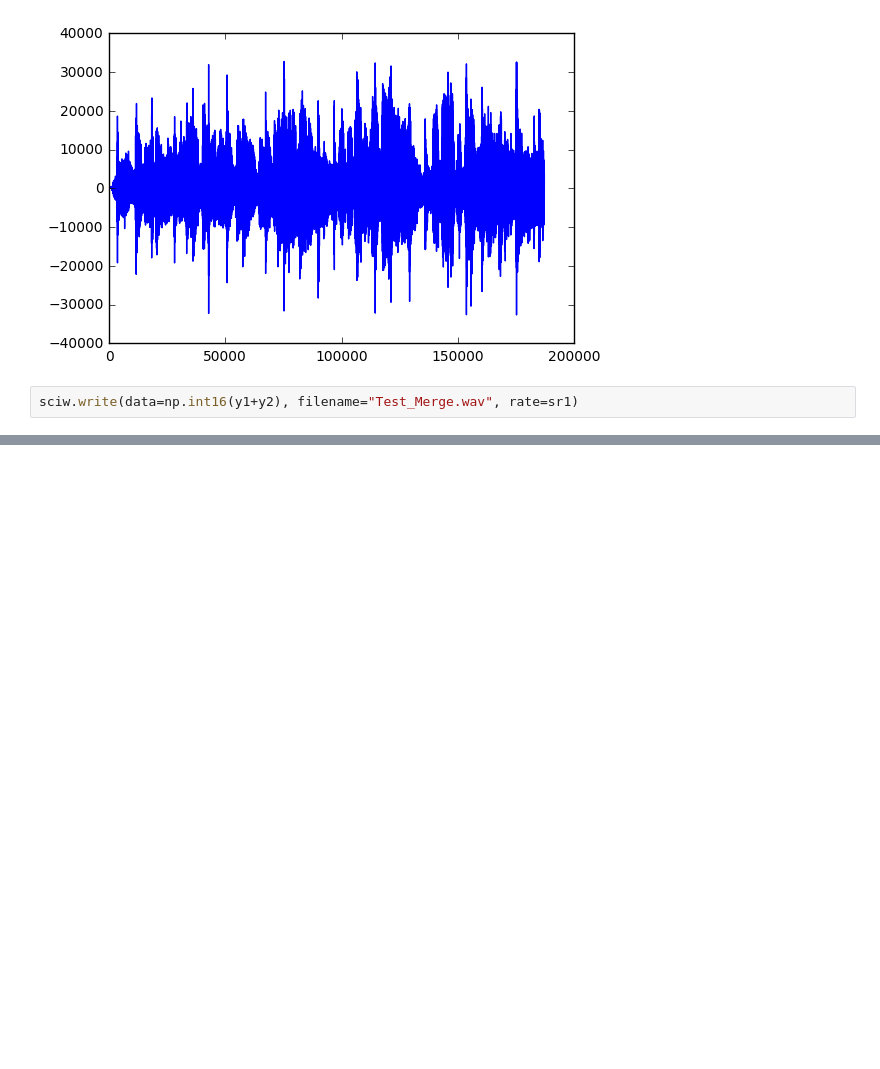
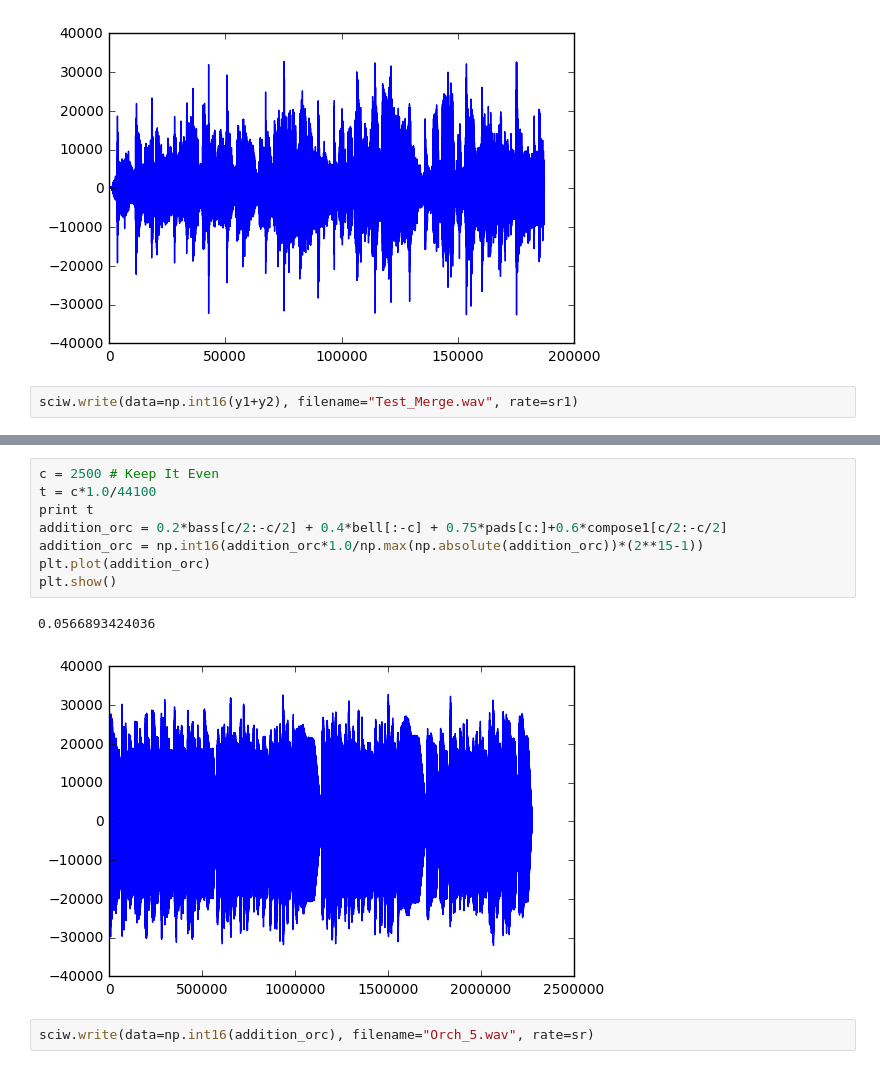
Before and after one commit to KrnTneja/MusicSynth, a Jupyter notebook: Merging Songs.ipynb, the cells around one changed output, grey strips where cells are left out. Saved outputs shown, nothing was run; the diff lists cells and outputs as text; blank space fills up the shorter version.

```diff
--- a/Merging Songs.ipynb
+++ b/Merging Songs.ipynb
@@ -19,0 +50,13 @@ sciw.write(data=np.int16(y1+y2), filename="Test_Merge.wav", rate=sr1)
+# %%
+c = 2500 # Keep It Even
+t = c*1.0/44100
+print t
+addition_orc = 0.2*bass[c/2:-c/2] + 0.4*bell[:-c] + 0.75*pads[c:]+0.6*compose1[c/2:-c/2]
+addition_orc = np.int16(addition_orc*1.0/np.max(np.absolute(addition_orc))*(2**15-1))
+plt.plot(addition_orc)
+plt.show()
+# %% [output]
+0.0566893424036
+[figure, added]
+# %%
+sciw.write(data=np.int16(addition_orc), filename="Orch_5.wav", rate=sr)
```
Also changed, not shown: parts of 3 cells of this notebook, 4 other files.
